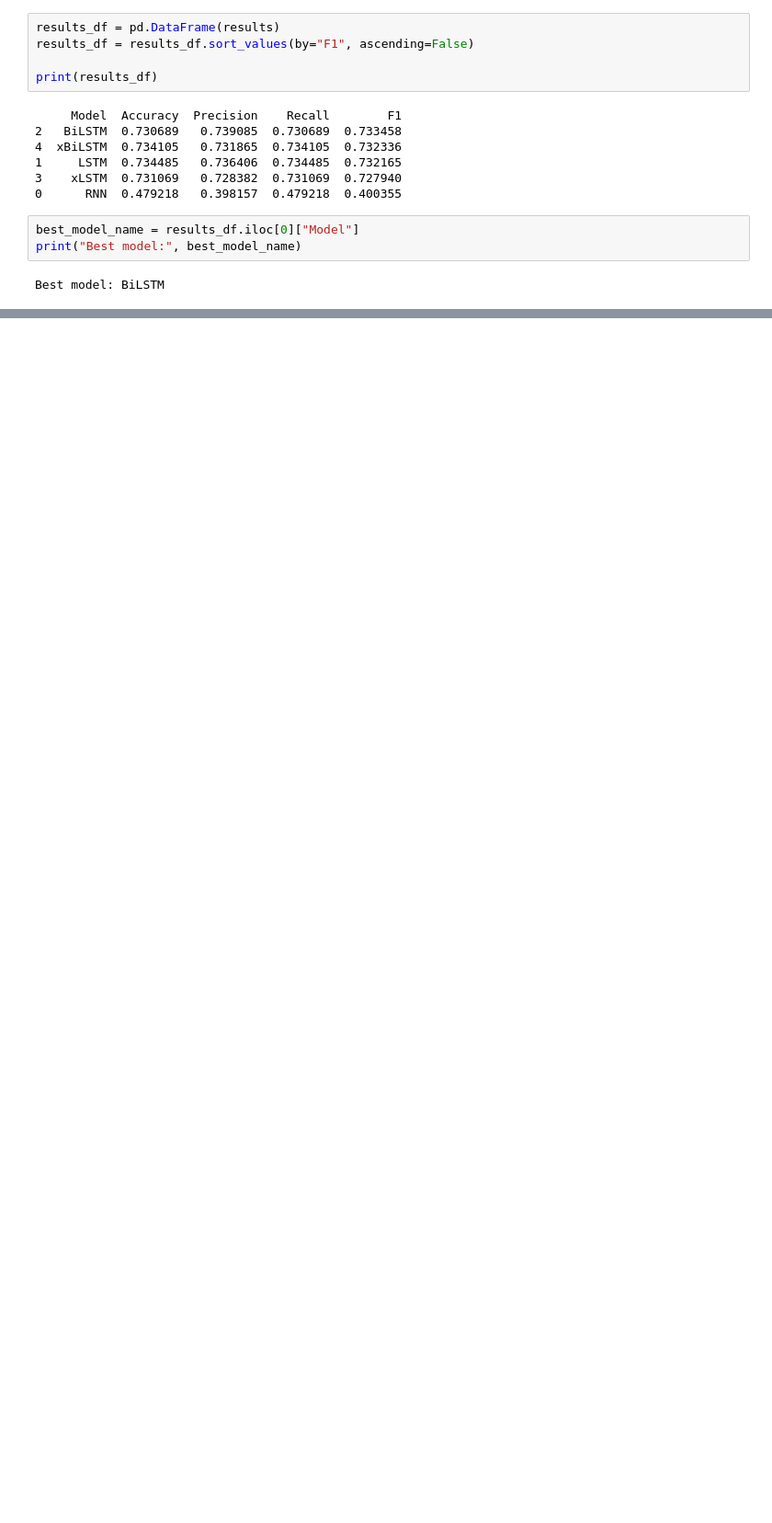
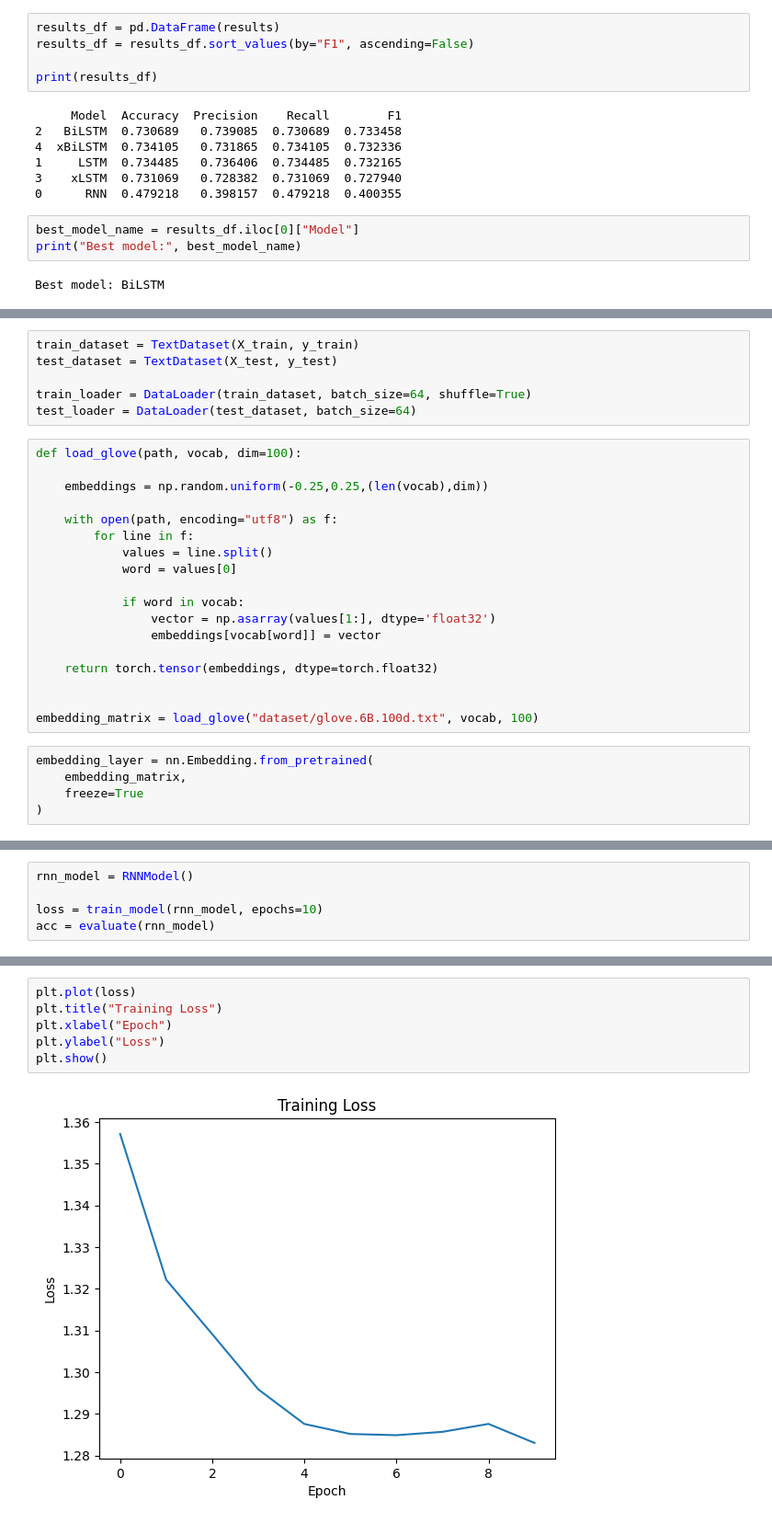
Before and after one commit to pxsa/GenAI4SDLC-, a Jupyter notebook: sentiment-analysis/mental-disorder.ipynb, the cells around one changed output, grey strips where cells are left out. Shown at 92% size. Drawn from its saved outputs; the diff is of its cells as text; blank space fills up the shorter version.

Commit message:
tyring GloVe embedding but not work as expected

```diff
--- a/sentiment-analysis/mental-disorder.ipynb
+++ b/sentiment-analysis/mental-disorder.ipynb
@@ -1441,0 +1525,29 @@ Best model: BiLSTM
+# %%
+train_dataset = TextDataset(X_train, y_train)
+test_dataset = TextDataset(X_test, y_test)
+
+train_loader = DataLoader(train_dataset, batch_size=64, shuffle=True)
+test_loader = DataLoader(test_dataset, batch_size=64)
+# %%
+def load_glove(path, vocab, dim=100):
+
+    embeddings = np.random.uniform(-0.25,0.25,(len(vocab),dim))
+
+    with open(path, encoding="utf8") as f:
+        for line in f:
+            values = line.split()
+            word = values[0]
+
+            if word in vocab:
+                vector = np.asarray(values[1:], dtype='float32')
+                embeddings[vocab[word]] = vector
+
+    return torch.tensor(embeddings, dtype=torch.float32)
+
+
+embedding_matrix = load_glove("dataset/glove.6B.100d.txt", vocab, 100)
+# %%
+embedding_layer = nn.Embedding.from_pretrained(
+    embedding_matrix,
+    freeze=True
+)
@@ -1441,0 +1715,5 @@ Best model: BiLSTM
+# %%
+rnn_model = RNNModel()
+
+loss = train_model(rnn_model, epochs=10)
+acc = evaluate(rnn_model)
@@ -1441,0 +1732,8 @@ Best model: BiLSTM
+# %%
+plt.plot(loss)
+plt.title("Training Loss")
+plt.xlabel("Epoch")
+plt.ylabel("Loss")
+plt.show()
+# %% [output]
+[figure, added]
```
Also changed, not shown: parts of 17 cells of this notebook.
